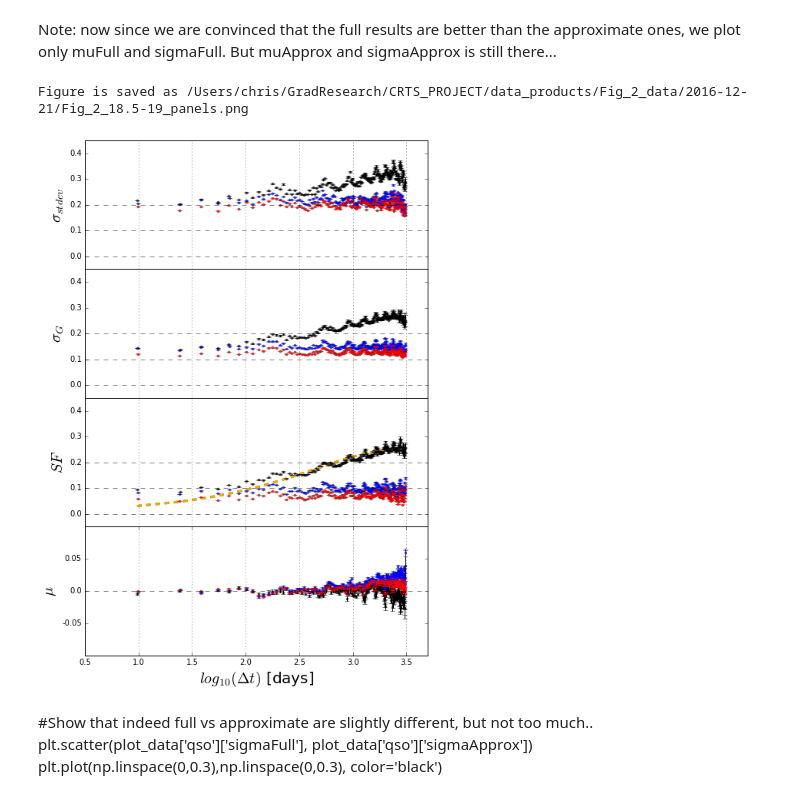
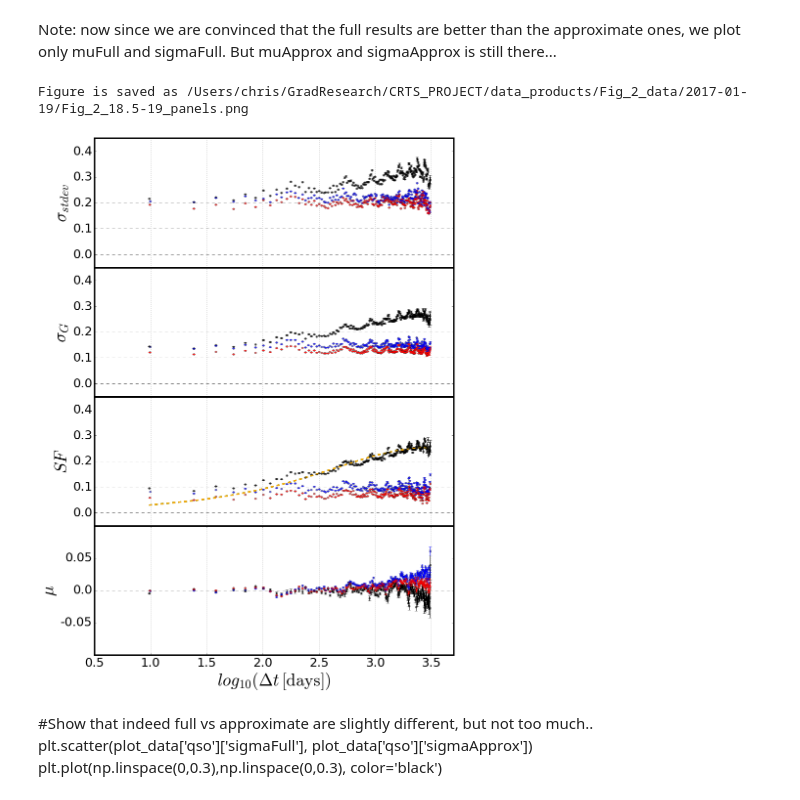
Before and after one commit to suberlak/CRTS_PROJECT, a Jupyter notebook: D_Fig_2_CRTS_sel_r_cut.ipynb, the cells around one changed output. Cells and saved outputs as stored; diff of their text form; code cells hidden in the pictures.

Commit message:
notebook changes, most recent figures

```diff
--- a/D_Fig_2_CRTS_sel_r_cut.ipynb
+++ b/D_Fig_2_CRTS_sel_r_cut.ipynb
@@ -309,10 +348,18 @@ Reading from /Users/chris/GradResearch/CRTS_PROJECT/data_products/Fig_2_data/201
 ## Make Fig.2 : four-panel plot (can run only cells below to make  Fig.2)
 # %% [markdown]
 Note: now since we are convinced that the full results are better than the approximate ones, we plot only muFull and sigmaFull. But muApprox and sigmaApprox is still there...
-# %%
-import matplotlib
-from matplotlib import rcParams
-matplotlib.rcParams['font.size'] = 17
+# %%
+import matplotlib
+#from matplotlib import rcParams
+#matplotlib.rcParams['font.size'] = 17
+
+#matplotlib.rc('xtick', labelsize=15)
+#matplotlib.rc('ytick', labelsize=15)
+rcParams['ytick.labelsize'] = 25
+rcParams['xtick.labelsize'] = 25
+rcParams['axes.labelsize'] = 35
+rcParams['axes.linewidth'] = 3
+rcParams['font.size'] = 25
 # %%
 import matplotlib.pyplot as plt
 from scipy.optimize import curve_fit
@@ -323,7 +370,7 @@ lh_st  = '--' # horizontal line style
 lh_al  = 0.5  # horizontal line alpha parameter
 
 # dot size
-p_size = 7
+p_size = 14 # 7
 p_al   = 0.5
 
 # y limits for sigma, sigma_G, SF panels
@@ -344,8 +391,8 @@ colors['qso'] = 'black'
 colors['starsB'] = 'blue'
 colors['starsR']   = 'red'
 
-fig,ax = plt.subplots(4,1, figsize=(8,12), sharex=True)
-fig.subplots_adjust(hspace=0)
+fig,ax = plt.subplots(4,1, figsize=(12,16), sharex=True)
+
 
 # Panel 1
 for obj in plot_data.keys() :
@@ -355,7 +402,7 @@ for obj in plot_data.keys() :
     ax[0].errorbar(np.log10(plot_data[obj]['meanTau']), plot_data[obj]['stdev'],errStdev,
                    linestyle='None', c = colors[obj]  )
 
-ax[0].set_ylabel(r'$\sigma_{stdev}$',fontsize=20)
+ax[0].set_ylabel(r'$\sigma_{stdev}$') # ,fontsize=20
 ax[0].tick_params( axis='x', which='both',  bottom='off',
                 top='off', labelbottom='off')
 ax[0].set_ylim(bottom=y_bott, top=y_top)
@@ -378,7 +425,7 @@ for obj in plot_data.keys() :
                    linestyle='None', c = colors[obj] )
 
 
-ax[1].set_ylabel(r'$\sigma_{G}$',fontsize=20)
+ax[1].set_ylabel(r'$\sigma_{G}$')   # ,fontsize=20
 ax[1].tick_params( axis='x', which='both',  bottom='off',
                 top='off', labelbottom='off')
 ax[1].set_ylim(bottom=y_bott, top=y_top)
@@ -435,41 +482,44 @@ for obj in plot_data.keys() :
 
 ax[2].set_ylim(bottom=y_bott, top=y_top)
 ax[2].set_xlim(left=x_left, right=x_right)
-ax[2].set_ylabel(r'$SF $',fontsize=20)
+ax[2].set_ylabel(r'$SF $') # ,fontsize=20
 ax[2].tick_params( axis='x', which='both',  bottom='off',
                 top='off', labelbottom='off')
 ax[2].grid(axis='x')
 ax[2].set_yticks([0,0.1,0.2,0.3,0.4])
 ax[2].set_yticklabels(['0.0','0.1', '0.2', '0.3', '0.4'])
 ax[2].axhline(y=0.0, color='black', lw=lh_w, ls=lh_st,alpha=lh_al)
 ax[2].axhline(y=0.1, color='black', lw=lh_w, ls=lh_st,alpha=lh_al)
 ax[2].axhline(y=0.2, color='black', lw=lh_w, ls=lh_st,alpha=lh_al)
 
 # Panel 4
 for obj in plot_data.keys() :
     ax[3].scatter(np.log10(plot_data[obj]['meanTau']), plot_data[obj]['muFull'], s=p_size,
                     alpha=p_al, c = colors[obj])
     err_mu =  plot_data[obj]['stdev'] / np.sqrt(plot_data[obj]['binCount'])
     ax[3].errorbar(np.log10(plot_data[obj]['meanTau']), plot_data[obj]['muFull'],err_mu,
                    linestyle='None', c = colors[obj]  )
 
 ax[3].axhline(y=0.0, color='black', lw=lh_w, ls=lh_st,alpha=lh_al)
 ax[3].set_ylim(top=y_mu_top, bottom=y_mu_bott)
 ax[3].set_xlim(left=x_left, right=x_right)
 ax[3].set_yticks([-0.05,0,0.05])
 ax[3].set_yticklabels(['-0.05','0.0', '0.05'])
-ax[3].set_ylabel(r'$\mu$', fontsize=20)
+ax[3].set_ylabel(r'$\mu$') # , fontsize=20
 ax[3].grid(axis='x')
-ax[3].set_xlabel(r'$log_{10} (\Delta t)$ [days]',fontsize=20)
+ax[3].set_xlabel(r'$log_{10} (\Delta t \, \mathrm{[days]} )$') # ,fontsize=20
 
 figname = outDir+'Fig_2_'+str(Min)+'-'+str(Max)+'_panels.png'
+plt.tight_layout()
+fig.subplots_adjust(hspace=0)
+
 plt.savefig(figname)
 print('Figure is saved as %s'% figname )
 
 #
 # %% [output]
-Figure is saved as /Users/chris/GradResearch/CRTS_PROJECT/data_products/Fig_2_data/2016-12-21/Fig_2_18.5-19_panels.png
+Figure is saved as /Users/chris/GradResearch/CRTS_PROJECT/data_products/Fig_2_data/2017-01-19/Fig_2_18.5-19_panels.png
-[figure, old version]
+[figure, new version]
 # %% [markdown]
 #Show that indeed full vs approximate are slightly different, but not too much..
 plt.scatter(plot_data['qso']['sigmaFull'], plot_data['qso']['sigmaApprox'])
```
Also changed, not shown: parts of 7 cells of this notebook, 9 other files.
